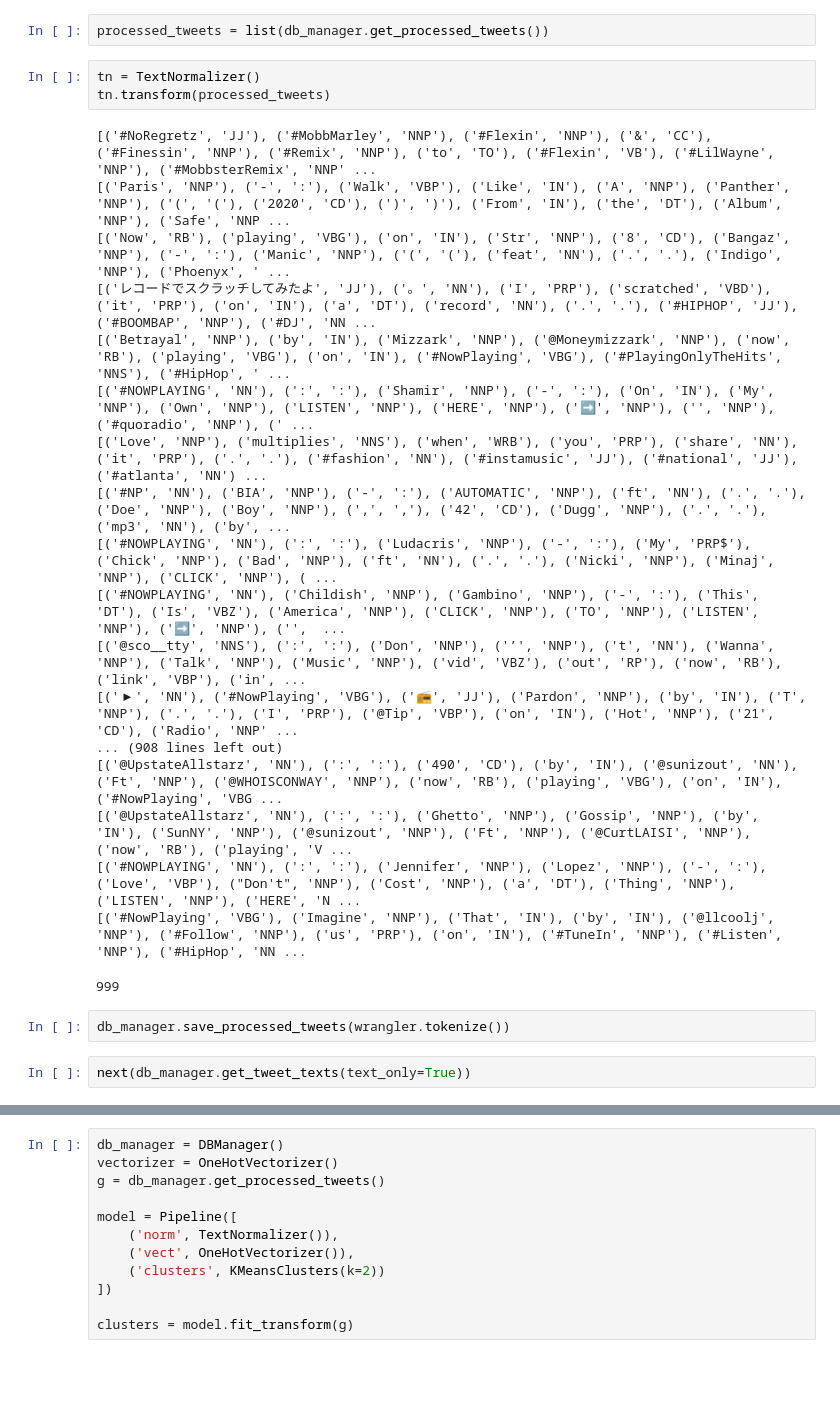
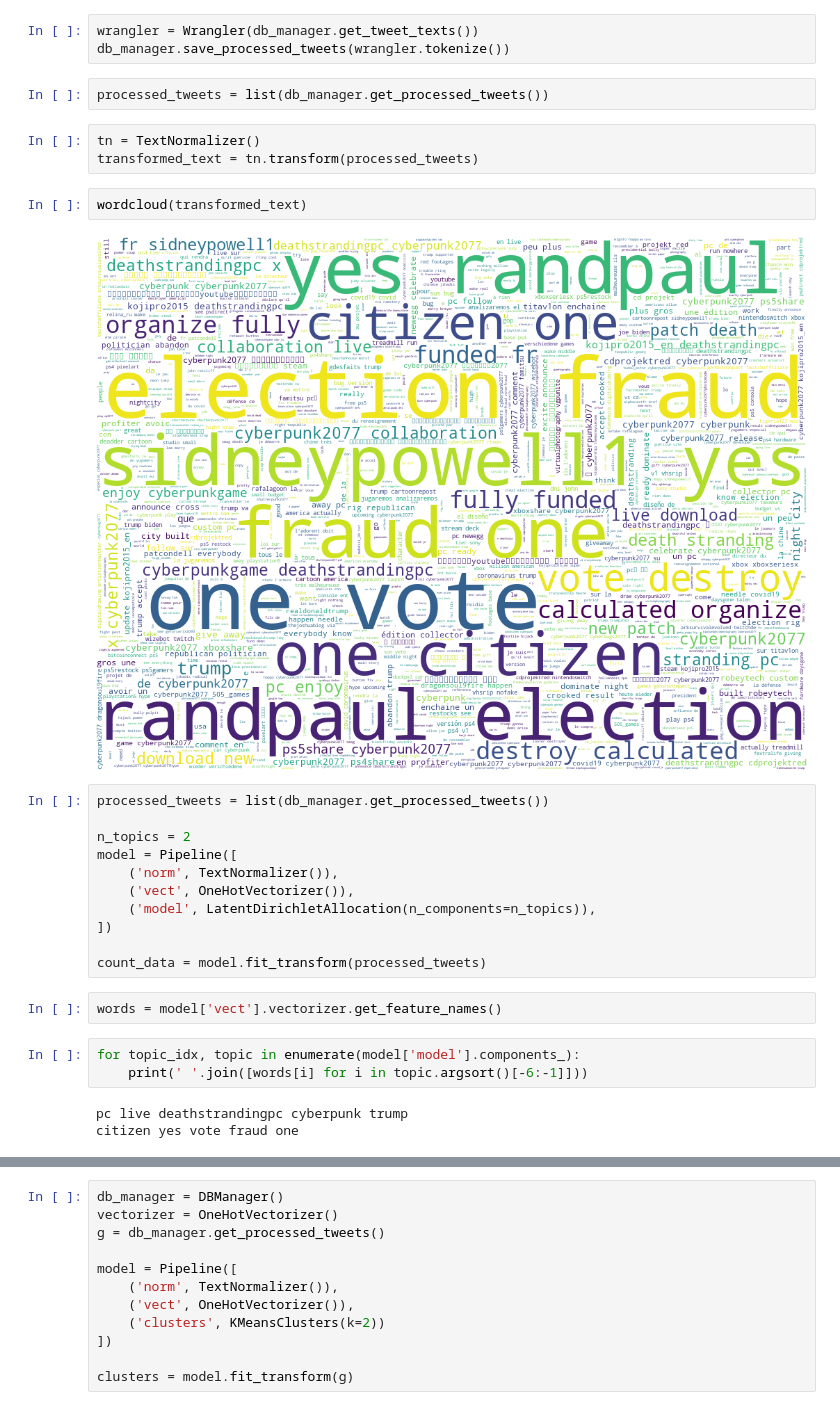
Before and after one commit to plknkl/twitter_reader, a Jupyter notebook: Notebook.ipynb, the cells around one changed output, grey strips where cells are left out. Drawn from its saved outputs; the diff is of its cells as text; blank space fills up the shorter version.

```diff
--- a/Notebook.ipynb
+++ b/Notebook.ipynb
@@ -28,31 +44,34 @@ db_manager = DBManager()
+# %%
+wrangler = Wrangler(db_manager.get_tweet_texts())
+db_manager.save_processed_tweets(wrangler.tokenize())
 # %%
 processed_tweets = list(db_manager.get_processed_tweets())
 # %%
 tn = TextNormalizer()
-tn.transform(processed_tweets)
+transformed_text = tn.transform(processed_tweets)
-# %% [output]
-[('#NoRegretz', 'JJ'), ('#MobbMarley', 'NNP'), ('#Flexin', 'NNP'), ('&', 'CC'), ('#Finessin', 'NNP'), ('#Remix', 'NNP'), ('to', 'TO'), ('#Flexin', 'VB'), ('#LilWayne', 'NNP'), ('#MobbsterRemix', 'NNP' ...
-[('Paris', 'NNP'), ('-', ':'), ('Walk', 'VBP'), ('Like', 'IN'), ('A', 'NNP'), ('Panther', 'NNP'), ('(', '('), ('2020', 'CD'), (')', ')'), ('From', 'IN'), ('the', 'DT'), ('Album', 'NNP'), ('Safe', 'NNP ...
-[('Now', 'RB'), ('playing', 'VBG'), ('on', 'IN'), ('Str', 'NNP'), ('8', 'CD'), ('Bangaz', 'NNP'), ('-', ':'), ('Manic', 'NNP'), ('(', '('), ('feat', 'NN'), ('.', '.'), ('Indigo', 'NNP'), ('Phoenyx', ' ...
-[('レコードでスクラッチしてみたよ', 'JJ'), ('。', 'NN'), ('I', 'PRP'), ('scratched', 'VBD'), ('it', 'PRP'), ('on', 'IN'), ('a', 'DT'), ('record', 'NN'), ('.', '.'), ('#HIPHOP', 'JJ'), ('#BOOMBAP', 'NNP'), ('#DJ', 'NN ...
-[('Betrayal', 'NNP'), ('by', 'IN'), ('Mizzark', 'NNP'), ('@Moneymizzark', 'NNP'), ('now', 'RB'), ('playing', 'VBG'), ('on', 'IN'), ('#NowPlaying', 'VBG'), ('#PlayingOnlyTheHits', 'NNS'), ('#HipHop', ' ...
-[('#NOWPLAYING', 'NN'), (':', ':'), ('Shamir', 'NNP'), ('-', ':'), ('On', 'IN'), ('My', 'NNP'), ('Own', 'NNP'), ('LISTEN', 'NNP'), ('HERE', 'NNP'), ('➡', 'NNP'), ('️', 'NNP'), ('#quoradio', 'NNP'), (' ...
-[('Love', 'NNP'), ('multiplies', 'NNS'), ('when', 'WRB'), ('you', 'PRP'), ('share', 'NN'), ('it', 'PRP'), ('.', '.'), ('#fashion', 'NN'), ('#instamusic', 'JJ'), ('#national', 'JJ'), ('#atlanta', 'NN') ...
-[('#NP', 'NN'), ('BIA', 'NNP'), ('-', ':'), ('AUTOMATIC', 'NNP'), ('ft', 'NN'), ('.', '.'), ('Doe', 'NNP'), ('Boy', 'NNP'), (',', ','), ('42', 'CD'), ('Dugg', 'NNP'), ('.', '.'), ('mp3', 'NN'), ('by', ...
-[('#NOWPLAYING', 'NN'), (':', ':'), ('Ludacris', 'NNP'), ('-', ':'), ('My', 'PRP$'), ('Chick', 'NNP'), ('Bad', 'NNP'), ('ft', 'NN'), ('.', '.'), ('Nicki', 'NNP'), ('Minaj', 'NNP'), ('CLICK', 'NNP'), ( ...
-[('#NOWPLAYING', 'NN'), ('Childish', 'NNP'), ('Gambino', 'NNP'), ('-', ':'), ('This', 'DT'), ('Is', 'VBZ'), ('America', 'NNP'), ('CLICK', 'NNP'), ('TO', 'NNP'), ('LISTEN', 'NNP'), ('➡', 'NNP'), ('️',  ...
-[('@sco__tty', 'NNS'), (':', ':'), ('Don', 'NNP'), ('’', 'NNP'), ('t', 'NN'), ('Wanna', 'NNP'), ('Talk', 'NNP'), ('Music', 'NNP'), ('vid', 'VBZ'), ('out', 'RP'), ('now', 'RB'), ('link', 'VBP'), ('in', ...
-[('▶', 'NN'), ('#NowPlaying', 'VBG'), ('📻', 'JJ'), ('Pardon', 'NNP'), ('by', 'IN'), ('T', 'NNP'), ('.', '.'), ('I', 'PRP'), ('@Tip', 'VBP'), ('on', 'IN'), ('Hot', 'NNP'), ('21', 'CD'), ('Radio', 'NNP' ...
-... (908 lines left out)
-[('@UpstateAllstarz', 'NN'), (':', ':'), ('490', 'CD'), ('by', 'IN'), ('@sunizout', 'NN'), ('Ft', 'NNP'), ('@WHOISCONWAY', 'NNP'), ('now', 'RB'), ('playing', 'VBG'), ('on', 'IN'), ('#NowPlaying', 'VBG ...
-[('@UpstateAllstarz', 'NN'), (':', ':'), ('Ghetto', 'NNP'), ('Gossip', 'NNP'), ('by', 'IN'), ('SunNY', 'NNP'), ('@sunizout', 'NNP'), ('Ft', 'NNP'), ('@CurtLAISI', 'NNP'), ('now', 'RB'), ('playing', 'V ...
-[('#NOWPLAYING', 'NN'), (':', ':'), ('Jennifer', 'NNP'), ('Lopez', 'NNP'), ('-', ':'), ('Love', 'VBP'), ("Don't", 'NNP'), ('Cost', 'NNP'), ('a', 'DT'), ('Thing', 'NNP'), ('LISTEN', 'NNP'), ('HERE', 'N ...
-[('#NowPlaying', 'VBG'), ('Imagine', 'NNP'), ('That', 'IN'), ('by', 'IN'), ('@llcoolj', 'NNP'), ('#Follow', 'NNP'), ('us', 'PRP'), ('on', 'IN'), ('#TuneIn', 'NNP'), ('#Listen', 'NNP'), ('#HipHop', 'NN ...
-999
-# %%
-db_manager.save_processed_tweets(wrangler.tokenize())
-# %%
-next(db_manager.get_tweet_texts(text_only=True))
+# %%
+wordcloud(transformed_text)
+# %% [output]
+[figure, added]
+# %%
+processed_tweets = list(db_manager.get_processed_tweets())
+
+n_topics = 2
+model = Pipeline([
+    ('norm', TextNormalizer()),
+    ('vect', OneHotVectorizer()),
+    ('model', LatentDirichletAllocation(n_components=n_topics)),
+])
+
+count_data = model.fit_transform(processed_tweets)
+# %%
+words = model['vect'].vectorizer.get_feature_names()
+# %%
+for topic_idx, topic in enumerate(model['model'].components_):
+    print(' '.join([words[i] for i in topic.argsort()[-6:-1]]))
+# %% [output]
+pc live deathstrandingpc cyberpunk trump
+citizen yes vote fraud one
 # %%
 from yellowbrick.text import TSNEVisualizer
 from sklearn.feature_extraction.text import TfidfVectorizer
```
Also changed, not shown: parts of 9 cells of this notebook, 6 other files.
